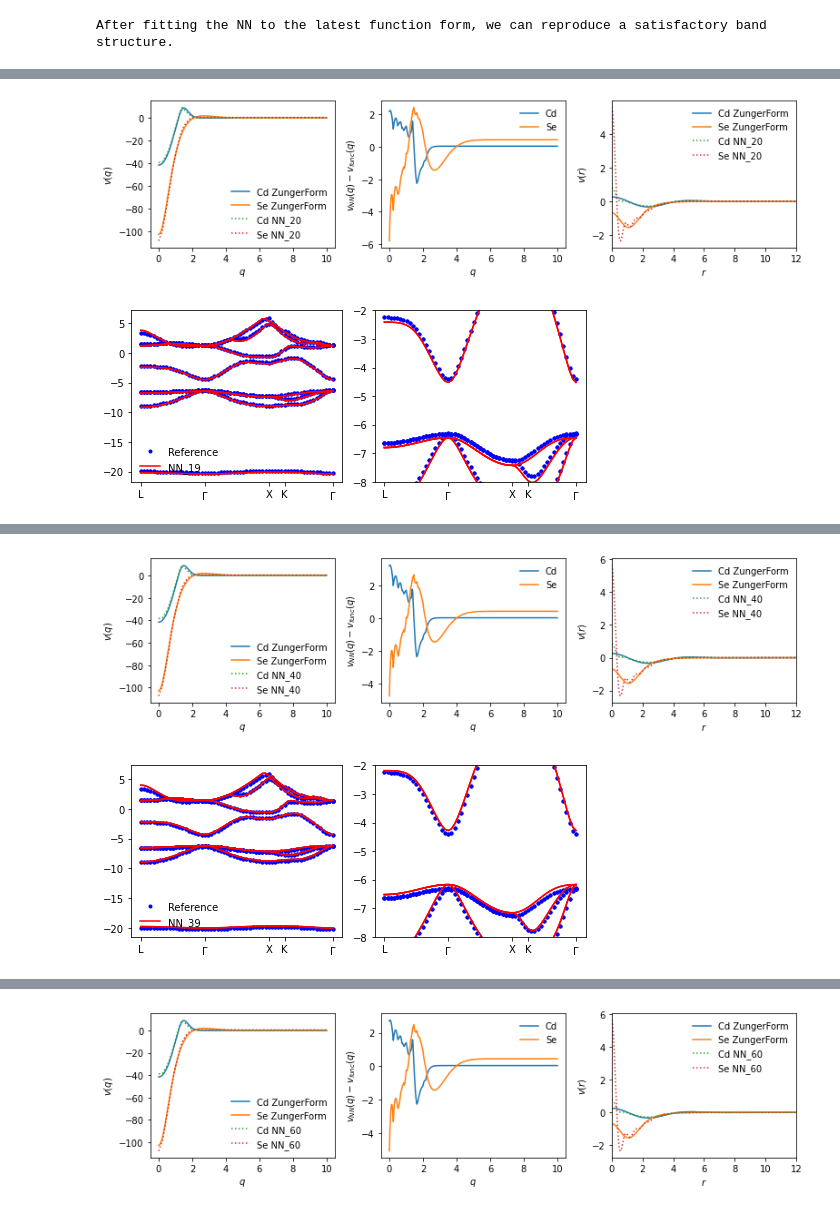
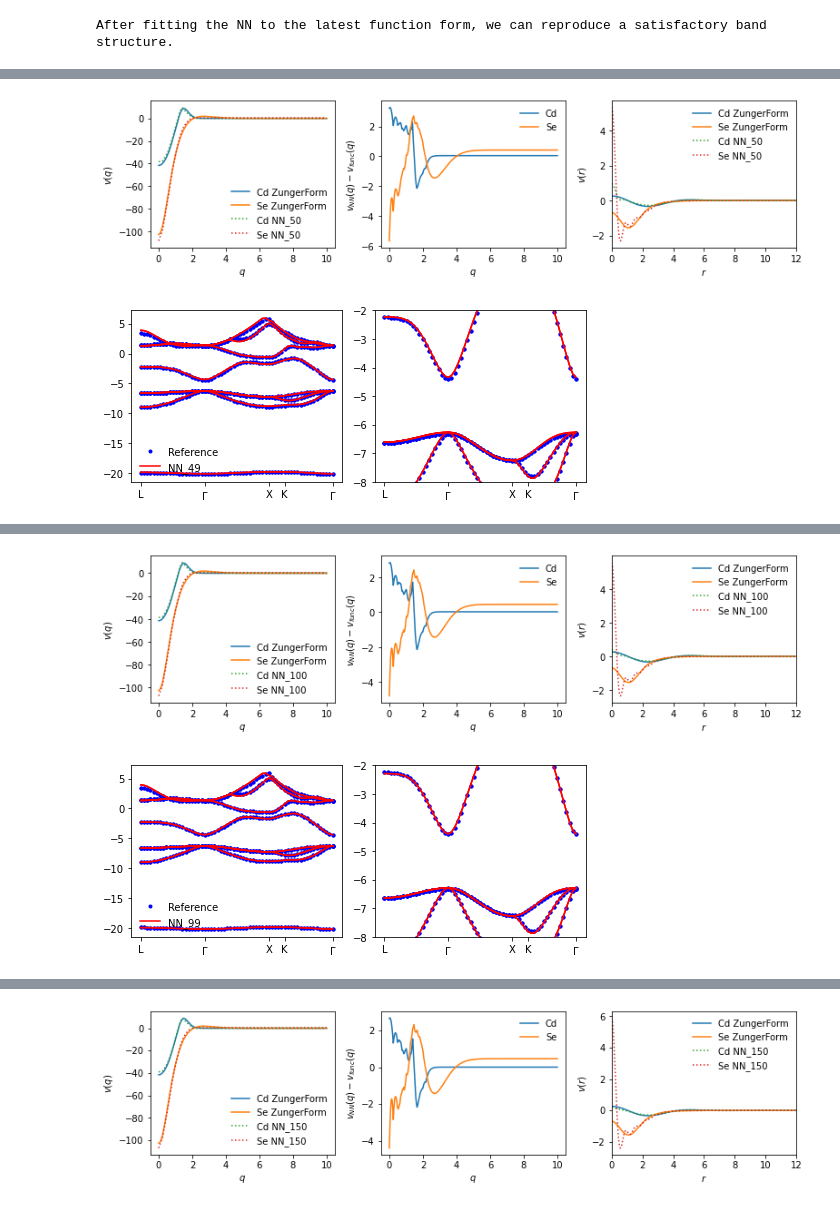
Before and after one commit to TommyLinkl/DeePseudopot, a Jupyter notebook: zbCdSe_fitting_NN_init.ipynb, the cells around one changed output, grey strips where cells are left out. Drawn from its saved outputs; the diff is of its cells as text; code cells hidden in the pictures.

Commit message:
Adapted NN training on band structures to GPU. Achieved more than 3x speedup.

```diff
--- a/zbCdSe_fitting_NN_init.ipynb
+++ b/zbCdSe_fitting_NN_init.ipynb
@@ -319,7 +371,6 @@ NN_init = PPmodel(val_dataset.q)
 plotPP([val_dataset.q, val_dataset.q], [val_dataset.vq_Cd, NN_init[:, 0]], [val_dataset.vq_Se, NN_init[:, 1]], ["ZungerForm", "NN_init"], ["-", ":"], False)
 
 # Initialize the NN parameters to fit the current Zunger form
-
 def init_Zunger_weighted_mse(yhat,y,weight):
     return torch.mean(weight*(yhat-y)**2)
 #criterion=nn.MSELoss()
@@ -350,7 +401,7 @@ def init_Zunger_train(model, train_loader, val_loader, criterion, optimizer, sch
             val_cost += loss.item()
             if (epoch + 1) % plot_every == 0:
                 print(f'Epoch [{epoch+1}/{epochs}], Validation Loss: {loss.item():.4f}')
-                plotPP([q, q], [vq_Cd, Cd_pred], [vq_Se, Se_pred], ["ZungerForm", f"NN_{epoch+1}"], ["-", ":"]);
+                plotPP([q, q], [vq_Cd, Cd_pred], [vq_Se, Se_pred], ["ZungerForm", f"NN_{epoch+1}"], ["-", ":"], True);
 
         validation_cost.append(val_cost)
     plot_training_validation_cost(training_cost, validation_cost, True)
@@ -399,7 +450,6 @@ def init_Zunger_train_GPU(model, device, train_loader, val_loader, criterion, op
                 plot_Se_pred = Se_pred.cpu()
                 print(f'Epoch [{epoch+1}/{epochs}], Validation Loss: {loss.item():.4f}')
                 plotPP([plot_q, plot_q], [plot_vq_Cd, plot_Cd_pred], [plot_vq_Se, plot_Se_pred], ["ZungerForm", f"NN_{epoch+1}"], ["-", ":"], True);
-
         validation_cost.append(val_cost)
     plot_training_validation_cost(training_cost, validation_cost, True)
     return (training_cost, validation_cost)
@@ -427,7 +477,6 @@ end_time = time.time()
 elapsed_time = end_time - start_time
 print(f"GPU training: elapsed time: {elapsed_time} seconds")
 
-
 torch.save(PPmodel.state_dict(), 'PPmodel_initZunger.pth')
 # %% [output]
 [figure]
@@ -543,12 +641,12 @@ optimizer = torch.optim.Adam(PPmodel.parameters(), lr=0.005)
 scheduler = ExponentialLR(optimizer, gamma=0.90)
 
 num_epochs = 200
-plotEvery = 20
+plotEvery = 50
 schedulerStep = 20
 
 start_time = time.time()
-LOSS = BandStruct_train(PPmodel, criterion, bandWeights, kptWeights, Eref_zbCdSe, optimizer, scheduler, schedulerStep, num_epochs, plotEvery)
+LOSS = BandStruct_train_GPU(PPmodel, device, criterion, bandWeights, kptWeights, Eref_zbCdSe, optimizer, scheduler, schedulerStep, num_epochs, plotEvery)
 end_time = time.time()
 elapsed_time = end_time - start_time
-print(f"CPU training: elapsed time: {elapsed_time} seconds")
+print(f"GPU training: elapsed time: {elapsed_time} seconds")
 # %% [output]
@@ -556,2 +654,2 @@ Epoch [20/200], Loss: 8.5758
-[figure, old version]
+[figure, new version]
-[figure, old version]
+[figure, new version]
@@ -559,2 +657,2 @@ Epoch [40/200], Loss: 19.3661
-[figure, old version]
+[figure, new version]
-[figure, old version]
+[figure, new version]
@@ -562 +660 @@ Epoch [60/200], Loss: 9.0879
-[figure, old version]
+[figure, new version]
```
Also changed, not shown: parts of 10 cells of this notebook.
